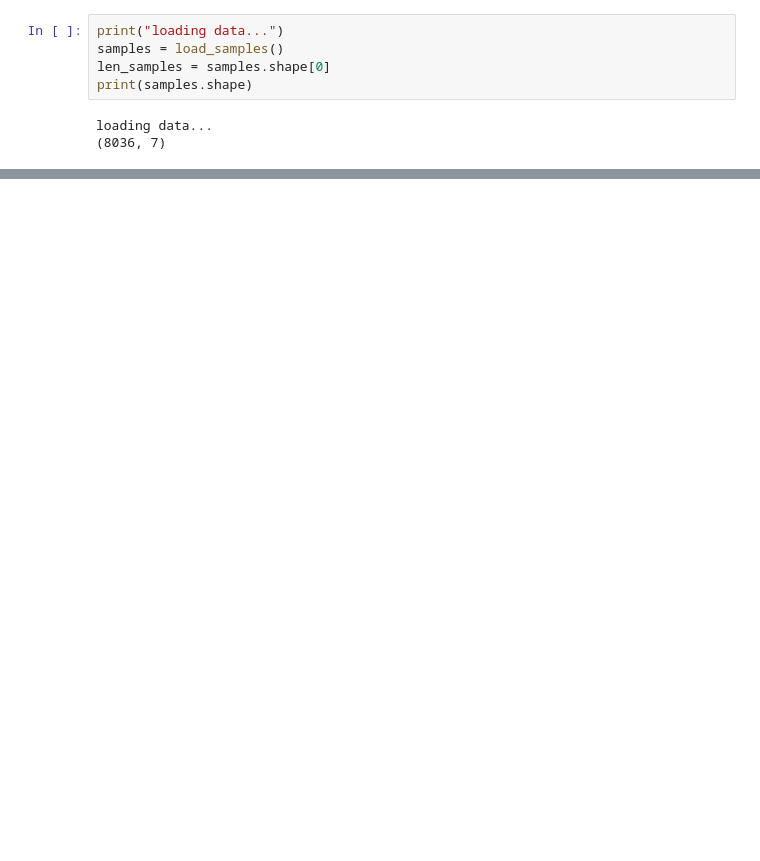
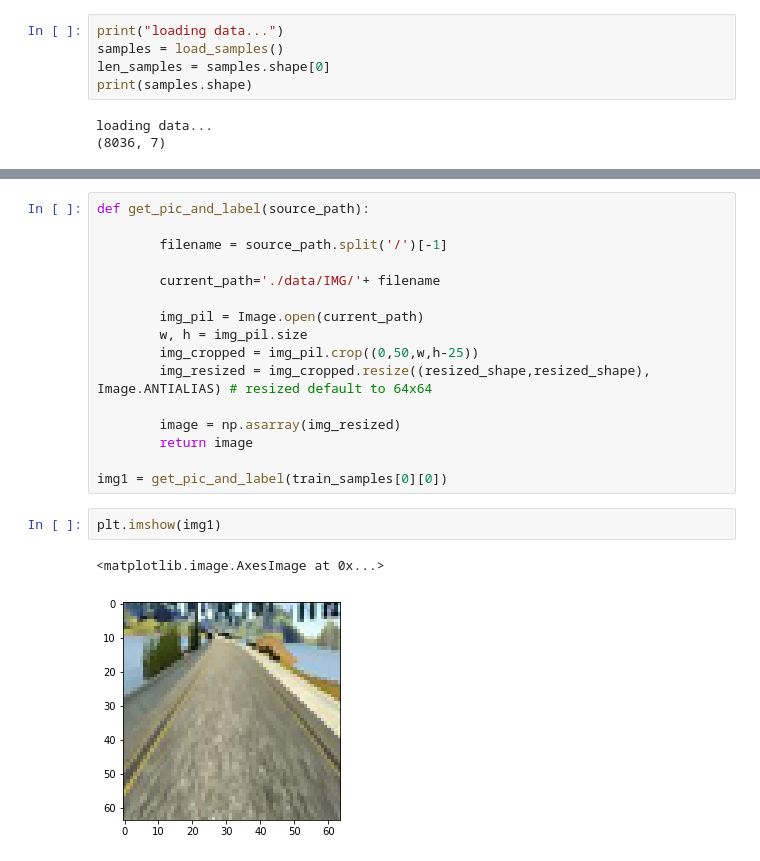
Before and after one commit to amirkhango/CarND-Behavioral-Cloning-P3, a Jupyter notebook: data_visualization.ipynb, the cells around one changed output, grey strips where cells are left out. Saved outputs shown, nothing was run; the diff lists cells and outputs as text; blank space fills up the shorter version.

```diff
--- a/data_visualization.ipynb
+++ b/data_visualization.ipynb
@@ -180,0 +175,21 @@ plot_distribution(steer_data[:])
+# %%
+def get_pic_and_label(source_path):
+
+		filename = source_path.split('/')[-1]
+
+		current_path='./data/IMG/'+ filename
+
+		img_pil = Image.open(current_path)
+		w, h = img_pil.size
+		img_cropped = img_pil.crop((0,50,w,h-25))
+		img_resized = img_cropped.resize((resized_shape,resized_shape), Image.ANTIALIAS) # resized default to 64x64
+
+		image = np.asarray(img_resized)
+		return image
+
+img1 = get_pic_and_label(train_samples[0][0])
+# %%
+plt.imshow(img1)
+# %% [output]
+<matplotlib.image.AxesImage at 0x...>
+[figure, added]
```
Also changed, not shown: parts of 6 cells of this notebook, 8 other files.
